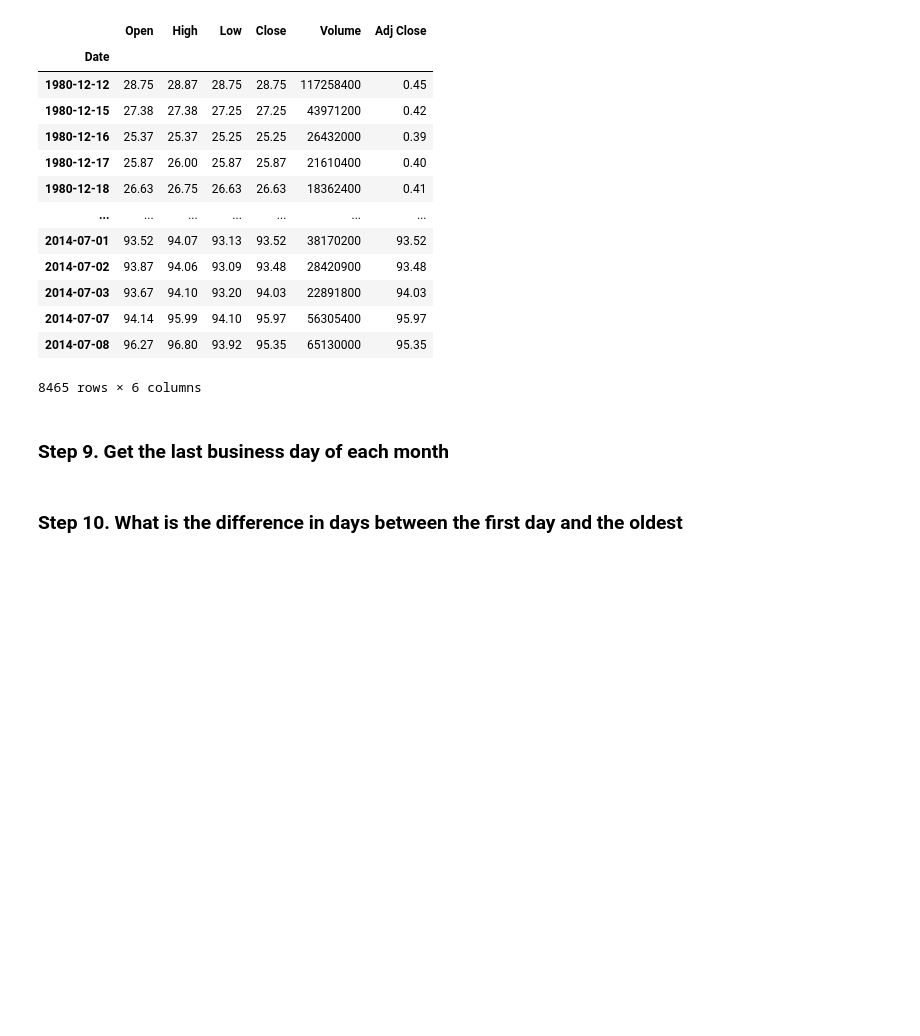
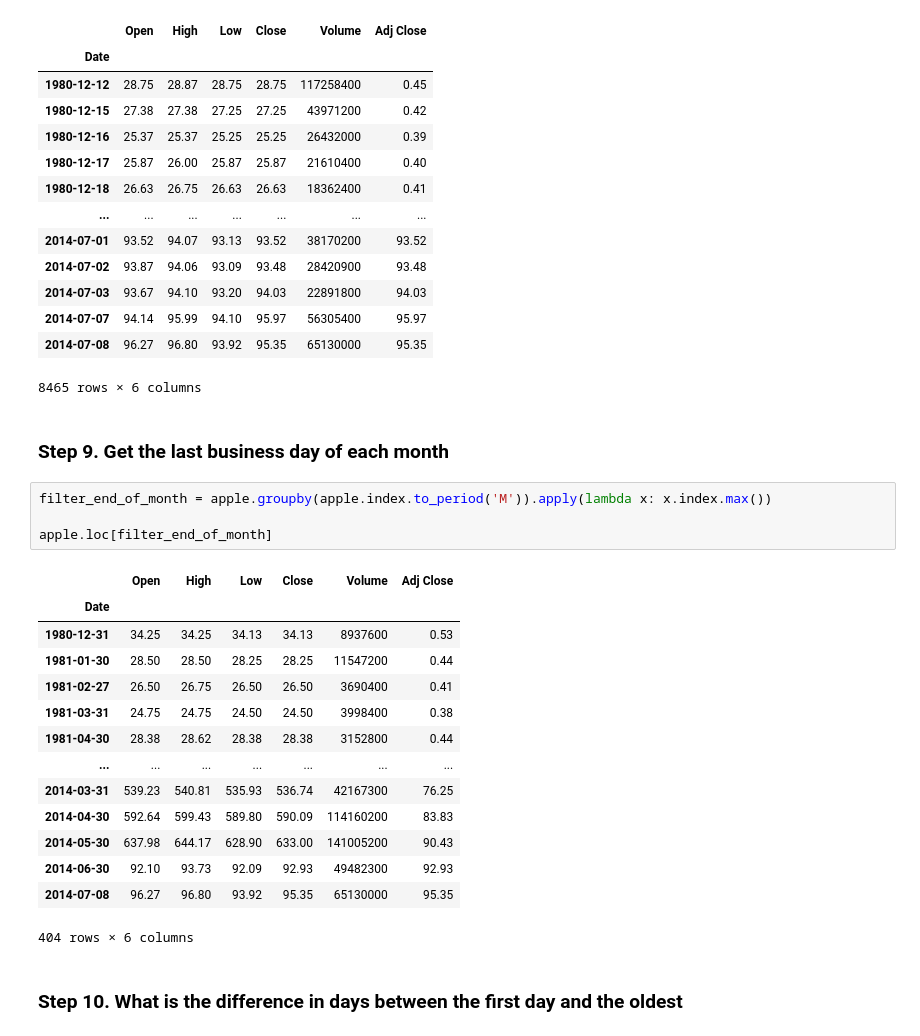
Before and after one commit to PauliusU/PP3-pandas, a Jupyter notebook: PP3_Pandas.ipynb, the cells around one changed output. Drawn from its saved outputs; the diff is of its cells as text; blank space fills up the shorter version.

```diff
--- a/PP3_Pandas.ipynb
+++ b/PP3_Pandas.ipynb
@@ -1178,5 +1178,24 @@ apple.iloc[::-1]
 8465 rows × 6 columns
 # %% [markdown]
 ### Step 9. Get the last business day of each month
+# %%
+filter_end_of_month = apple.groupby(apple.index.to_period('M')).apply(lambda x: x.index.max())
+
+apple.loc[filter_end_of_month]
+# %% [output]
+|  | Open | High | Low | Close | Volume | Adj Close |
+| Date |  |  |  |  |  |  |
+| 1980-12-31 | 34.25 | 34.25 | 34.13 | 34.13 | 8937600 | 0.53 |
+| 1981-01-30 | 28.50 | 28.50 | 28.25 | 28.25 | 11547200 | 0.44 |
+| 1981-02-27 | 26.50 | 26.75 | 26.50 | 26.50 | 3690400 | 0.41 |
+| 1981-03-31 | 24.75 | 24.75 | 24.50 | 24.50 | 3998400 | 0.38 |
+| 1981-04-30 | 28.38 | 28.62 | 28.38 | 28.38 | 3152800 | 0.44 |
+| ... | ... | ... | ... | ... | ... | ... |
+| 2014-03-31 | 539.23 | 540.81 | 535.93 | 536.74 | 42167300 | 76.25 |
+| 2014-04-30 | 592.64 | 599.43 | 589.80 | 590.09 | 114160200 | 83.83 |
+| 2014-05-30 | 637.98 | 644.17 | 628.90 | 633.00 | 141005200 | 90.43 |
+| 2014-06-30 | 92.10 | 93.73 | 92.09 | 92.93 | 49482300 | 92.93 |
+| 2014-07-08 | 96.27 | 96.80 | 93.92 | 95.35 | 65130000 | 95.35 |
+404 rows × 6 columns
 # %% [markdown]
 ### Step 10.  What is the difference in days between the first day and the oldest
```
Also changed, not shown: parts of 3 cells of this notebook.
